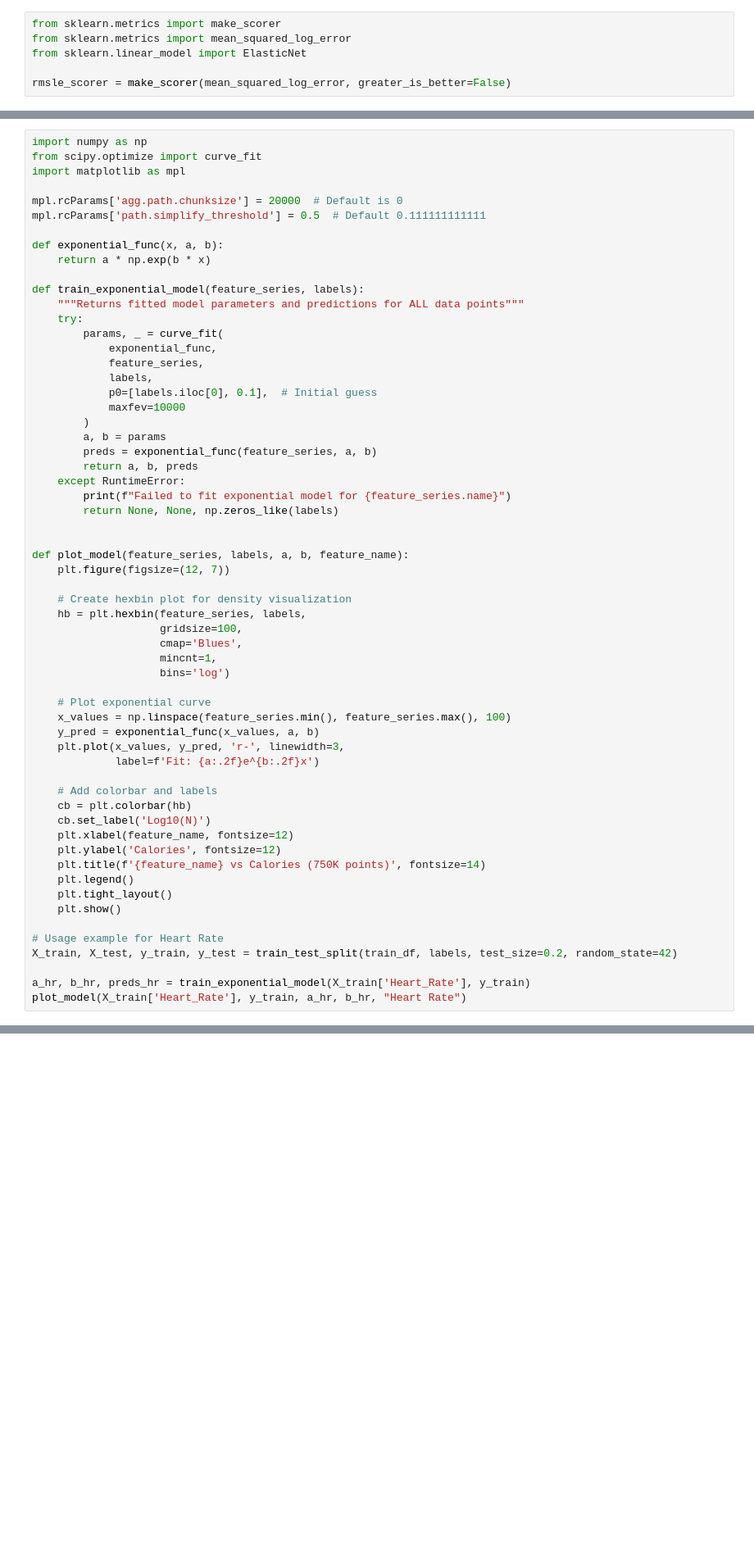
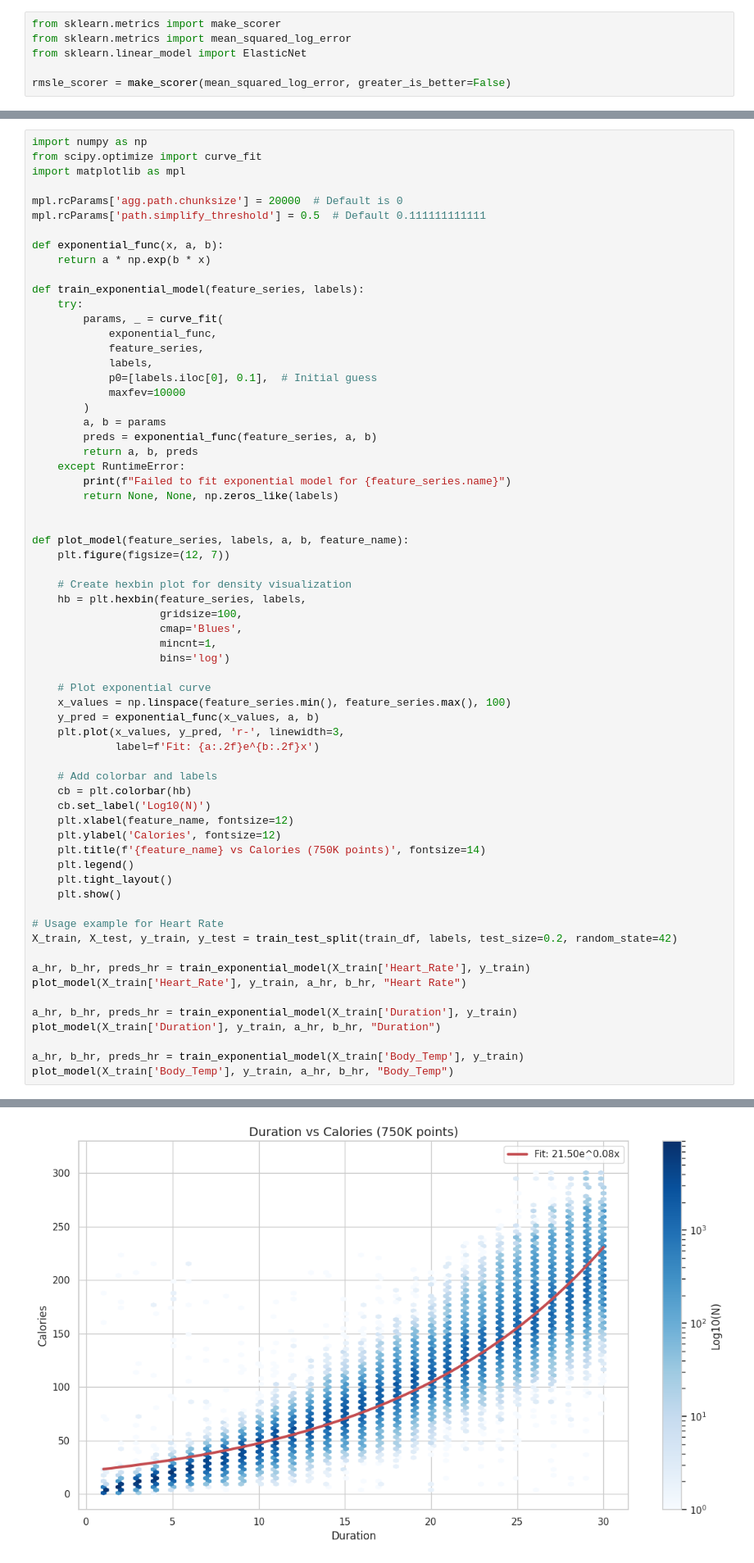
Before and after one commit to sh4gen/Kaggle-S5E5-PCE, a Jupyter notebook: ika/linear.ipynb, the cells around one changed output, grey strips where cells are left out. Shown at 82% size. Drawn from its saved outputs; the diff is of its cells as text; blank space fills up the shorter version.

```diff
--- a/ika/linear.ipynb
+++ b/ika/linear.ipynb
@@ -156,7 +120,6 @@ def exponential_func(x, a, b):
     return a * np.exp(b * x)
 
 def train_exponential_model(feature_series, labels):
-    """Returns fitted model parameters and predictions for ALL data points"""
     try:
         params, _ = curve_fit(
             exponential_func,
@@ -179,30 +142,37 @@ def plot_model(feature_series, labels, a, b, feature_name):
     # Create hexbin plot for density visualization
     hb = plt.hexbin(feature_series, labels,
                     gridsize=100,
                     cmap='Blues',
                     mincnt=1,
                     bins='log')
 
     # Plot exponential curve
     x_values = np.linspace(feature_series.min(), feature_series.max(), 100)
     y_pred = exponential_func(x_values, a, b)
     plt.plot(x_values, y_pred, 'r-', linewidth=3,
              label=f'Fit: {a:.2f}e^{b:.2f}x')
 
     # Add colorbar and labels
     cb = plt.colorbar(hb)
     cb.set_label('Log10(N)')
     plt.xlabel(feature_name, fontsize=12)
     plt.ylabel('Calories', fontsize=12)
     plt.title(f'{feature_name} vs Calories (750K points)', fontsize=14)
     plt.legend()
     plt.tight_layout()
     plt.show()
 
 # Usage example for Heart Rate
 X_train, X_test, y_train, y_test = train_test_split(train_df, labels, test_size=0.2, random_state=42)
 
 a_hr, b_hr, preds_hr = train_exponential_model(X_train['Heart_Rate'], y_train)
 plot_model(X_train['Heart_Rate'], y_train, a_hr, b_hr, "Heart Rate")
+
+a_hr, b_hr, preds_hr = train_exponential_model(X_train['Duration'], y_train)
+plot_model(X_train['Duration'], y_train, a_hr, b_hr, "Duration")
+
+a_hr, b_hr, preds_hr = train_exponential_model(X_train['Body_Temp'], y_train)
+plot_model(X_train['Body_Temp'], y_train, a_hr, b_hr, "Body_Temp")
 # %% [output]
 [figure]
+[figure, added]
```
Also changed, not shown: parts of 8 cells of this notebook, 12 other files.
